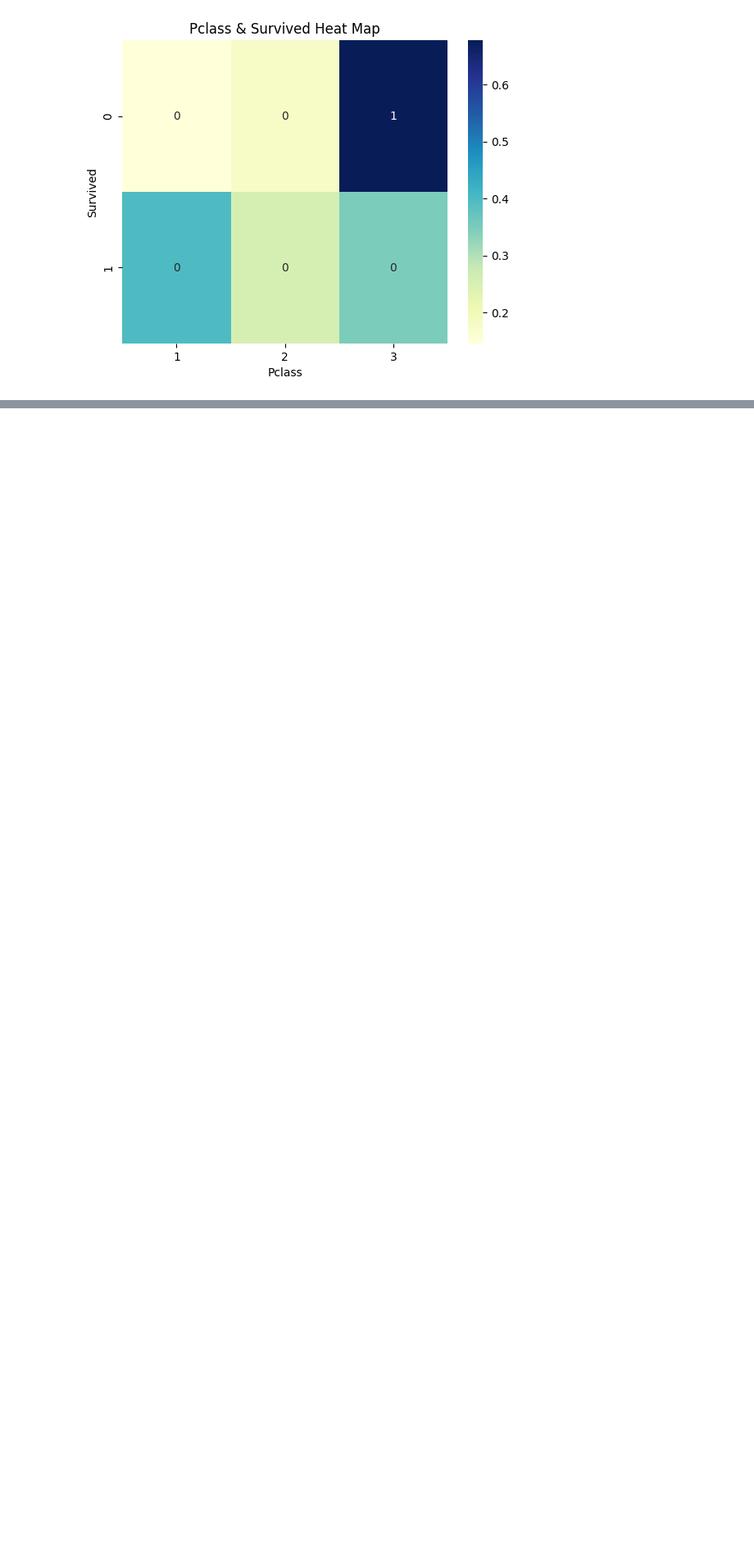
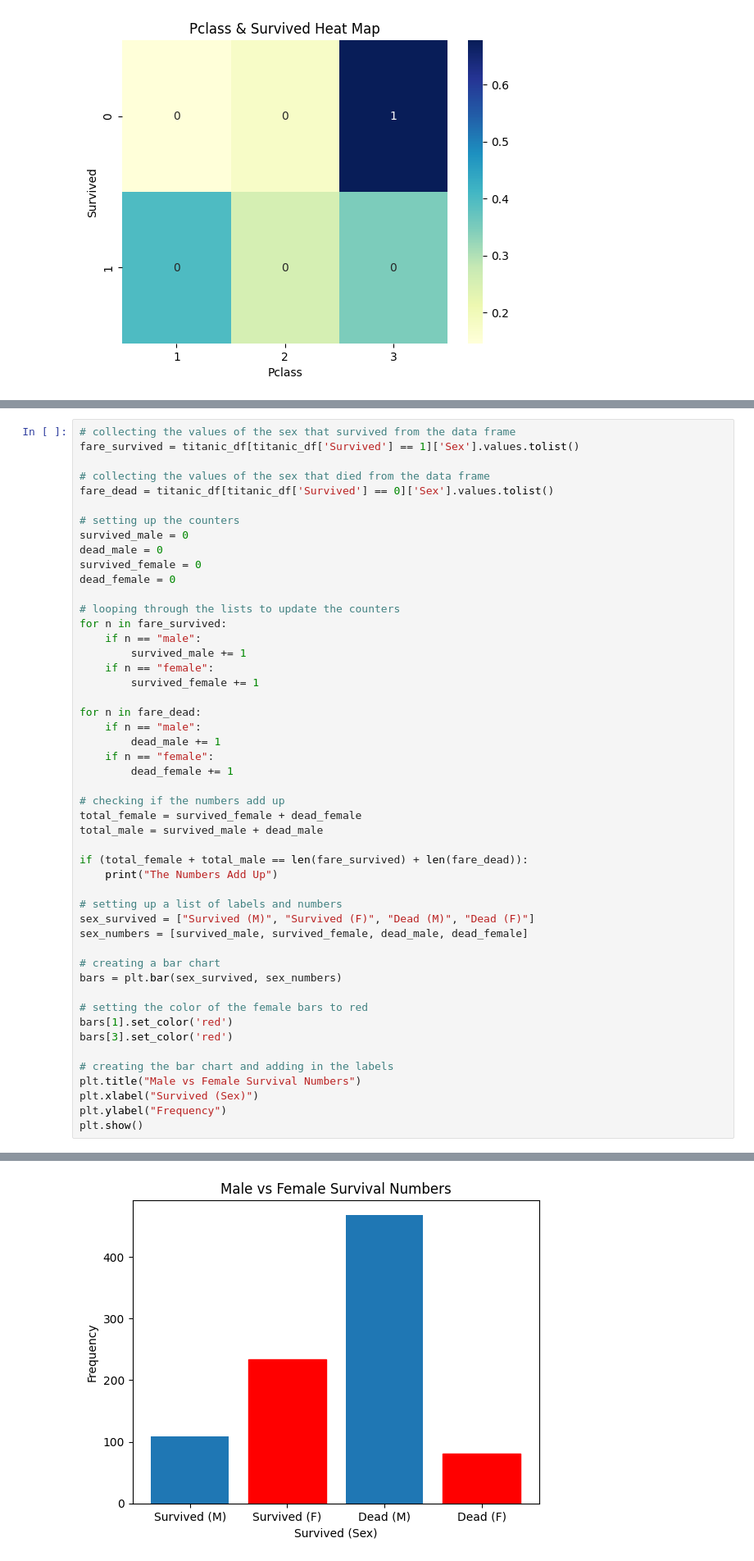
Before and after one commit to chowdhuryj-github/DataScienceDataAnalysis, a Jupyter notebook: wk_03/lab/Lab_3_JIC.ipynb, the cells around one changed output, grey strips where cells are left out. Shown: that part at 82% size. Cells and saved outputs as stored; diff of their text form; blank space fills up the shorter version.

```diff
--- a/wk_03/lab/Lab_3_JIC.ipynb
+++ b/wk_03/lab/Lab_3_JIC.ipynb
@@ -214,0 +263,50 @@ plt.show()
+# %%
+# collecting the values of the sex that survived from the data frame
+fare_survived = titanic_df[titanic_df['Survived'] == 1]['Sex'].values.tolist()
+
+# collecting the values of the sex that died from the data frame
+fare_dead = titanic_df[titanic_df['Survived'] == 0]['Sex'].values.tolist()
+
+# setting up the counters
+survived_male = 0
+dead_male = 0
+survived_female = 0
+dead_female = 0
+
+# looping through the lists to update the counters
+for n in fare_survived:
+    if n == "male":
+        survived_male += 1
+    if n == "female":
+        survived_female += 1
+
+for n in fare_dead:
+    if n == "male":
+        dead_male += 1
+    if n == "female":
+        dead_female += 1
+
+# checking if the numbers add up
+total_female = survived_female + dead_female
+total_male = survived_male + dead_male
+
+if (total_female + total_male == len(fare_survived) + len(fare_dead)):
+    print("The Numbers Add Up")
+
+# setting up a list of labels and numbers
+sex_survived = ["Survived (M)", "Survived (F)", "Dead (M)", "Dead (F)"]
+sex_numbers = [survived_male, survived_female, dead_male, dead_female]
+
+# creating a bar chart
+bars = plt.bar(sex_survived, sex_numbers)
+
+# setting the color of the female bars to red
+bars[1].set_color('red')
+bars[3].set_color('red')
+
+# creating the bar chart and adding in the labels
+plt.title("Male vs Female Survival Numbers")
+plt.xlabel("Survived (Sex)")
+plt.ylabel("Frequency")
+plt.show()
+# %% [output]
@@ -214,0 +314 @@ plt.show()
+[figure, added]
```
Also changed, not shown: parts of 12 cells of this notebook, 1 other file.
